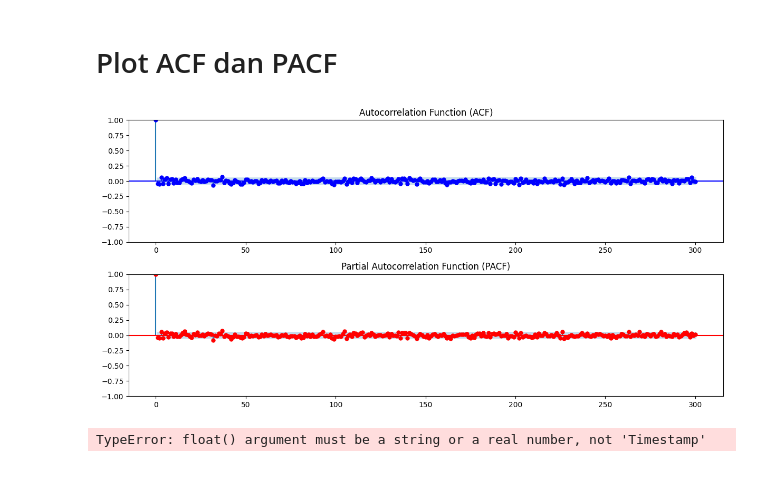
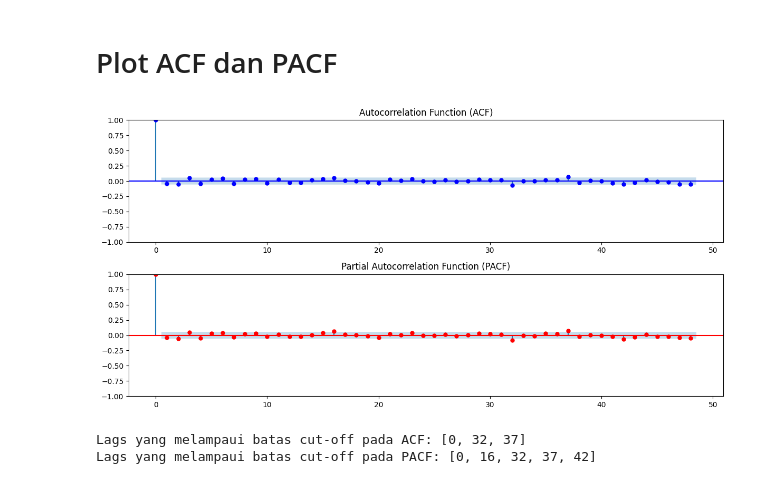
Before and after one commit to adistyadito/BBRI-BoxJenkins, a Jupyter notebook: adwadw.ipynb, the cells around one changed output. Drawn from its saved outputs; the diff is of its cells as text; code cells hidden in the pictures.

```diff
--- a/adwadw.ipynb
+++ b/adwadw.ipynb
@@ -177,3 +121,17 @@ Karena data time series tidak stasioner, maka akan dilakukan differencing
-# %%
-# Lakukan differencing
-df['CloseD1'] = df['Close'].diff()
+# %%
+# Mengubah data_transformed menjadi pandas Series
+data_diff = pd.Series(df['Close'])
+
+# Differencing pada data yang telah di-transformasi
+data_diff = data_diff.diff().dropna()
+
+# Uji ADF (Augmented Dickey-Fuller) pada data yang telah di-differencing
+result_diff = adfuller(data_diff)
+print('ADF Statistic:', result_diff[0])
+print('p-value:', result_diff[1])
+
+# Interpretasi hasil uji ADF differencing
+if result_diff[1] < 0.05:
+    print('P-Value < 0.05: Data yang telah di-differencing bersifat stasioner')
+else:
+    print('P-Value >= 0.05: Data yang telah di-differencing bersifat tidak stasioner')
@@ -247,0 +175,19 @@ NameError: name 'data_transformed' is not defined
+# %%
+# Menambahkan konstanta sebelum transformasi Box-Cox
+diff_data_positive = data_diff - np.min(data_diff) + 1
+# %%
+data_transformed, nilai_lambda = boxcox(diff_data_positive)
+
+# Plotting histogram untuk data asli dan data yang telah di-transformasi
+plt.figure(figsize=(12, 6))
+
+plt.subplot(1, 2, 1)
+sns.histplot(df['Close'], bins=20, kde=True, color='blue')
+plt.title('Data Asli')
+
+plt.subplot(1, 2, 2)
+sns.histplot(data_transformed, bins=20, kde=True, color='green')
+plt.title(f'Data yang Telah di-Transformasi (Box-Cox)\nLambda={nilai_lambda:.3f}')  # Menambahkan nilai lambda ke judul
+
+plt.tight_layout()
+plt.show()
@@ -250,32 +198,32 @@ NameError: name 'data_transformed' is not defined
 # %%
 from statsmodels.graphics.tsaplots import plot_acf, plot_pacf
 
 # Plot ACF dan PACF
 plt.figure(figsize=(12, 6))
 
 # Plot ACF
 plt.subplot(2, 1, 1)
-plot_acf(df_saham, lags=300, ax=plt.gca(), color='blue')
+plot_acf(data_transformed, lags=48, ax=plt.gca(), color='blue')
 plt.title('Autocorrelation Function (ACF)')
 
 # Plot PACF
 plt.subplot(2, 1, 2)
-plot_pacf(df_saham, lags=300, ax=plt.gca(), color='red')
+plot_pacf(data_transformed, lags=48, ax=plt.gca(), color='red')
 plt.title('Partial Autocorrelation Function (PACF)')
 
 plt.tight_layout()
 plt.show()
 # %% [output]
-[figure, old version]
+[figure, new version]
 # %%
 from statsmodels.tsa.stattools import acf, pacf
 
 # Menghitung ACF dan PACF
-acf_vals = acf(df, nlags=20)
-pacf_vals = pacf(df_saham, nlags=20)
+acf_vals = acf(data_transformed, nlags=48)
+pacf_vals = pacf(data_transformed, nlags=48)
 
 # Menentukan batas cut-off
-batas_cut_off = 1.96 / len(df_saham) ** 0.5
+batas_cut_off = 1.96 / len(data_transformed) ** 0.5
 
 # Identifikasi lag-lag yang melampaui batas cut-off pada ACF
 cutoff_acf = [lag for lag in range(len(acf_vals)) if abs(acf_vals[lag]) > batas_cut_off]
@@ -287,4 +235,5 @@ cutoff_pacf = [lag for lag in range(len(pacf_vals)) if abs(pacf_vals[lag]) > bat
 print('Lags yang melampaui batas cut-off pada ACF:', cutoff_acf)
 print('Lags yang melampaui batas cut-off pada PACF:', cutoff_pacf)
 # %% [output]
-TypeError: float() argument must be a string or a real number, not 'Timestamp'
+Lags yang melampaui batas cut-off pada ACF: [0, 32, 37]
+Lags yang melampaui batas cut-off pada PACF: [0, 16, 32, 37, 42]
```
Also changed, not shown: parts of 31 cells of this notebook.
